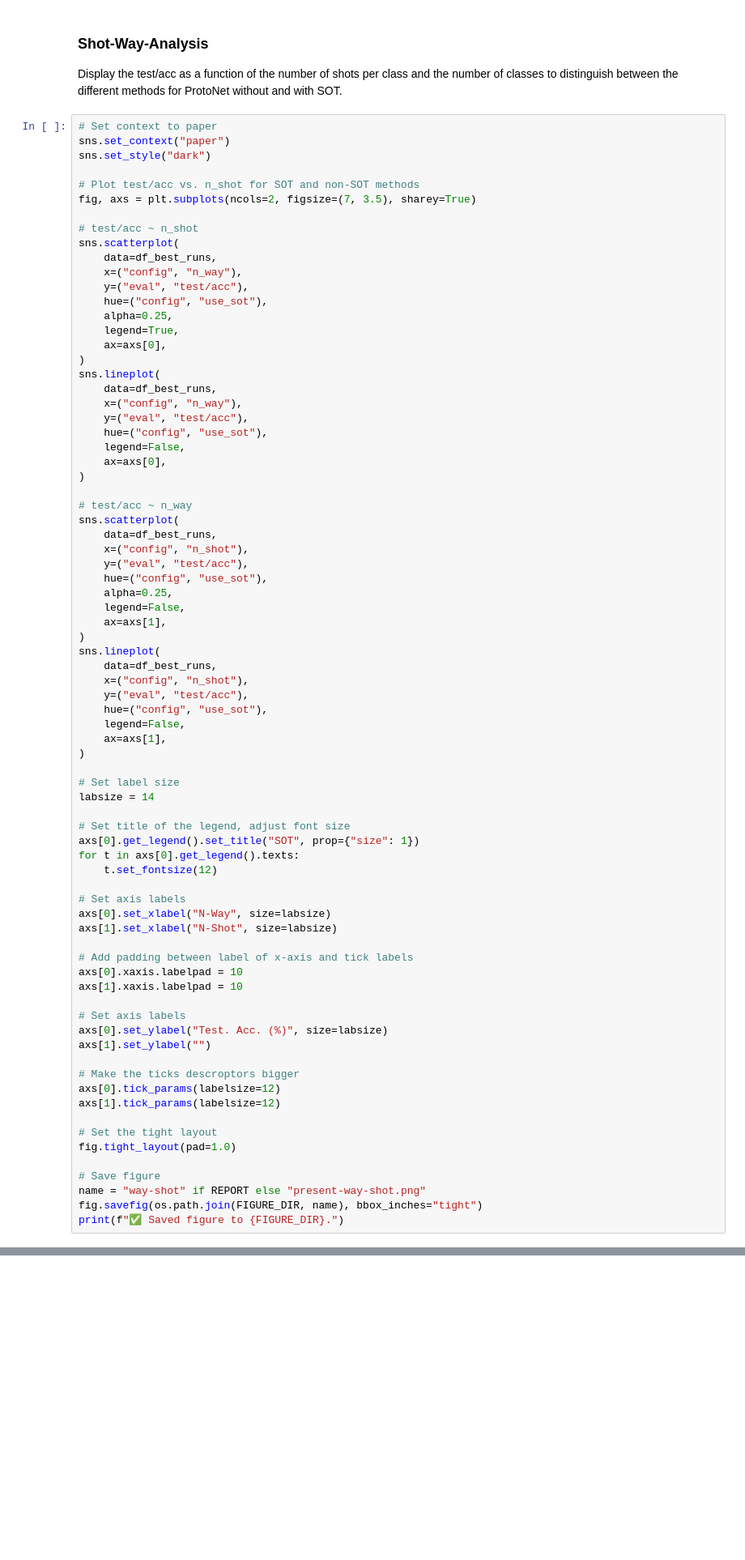
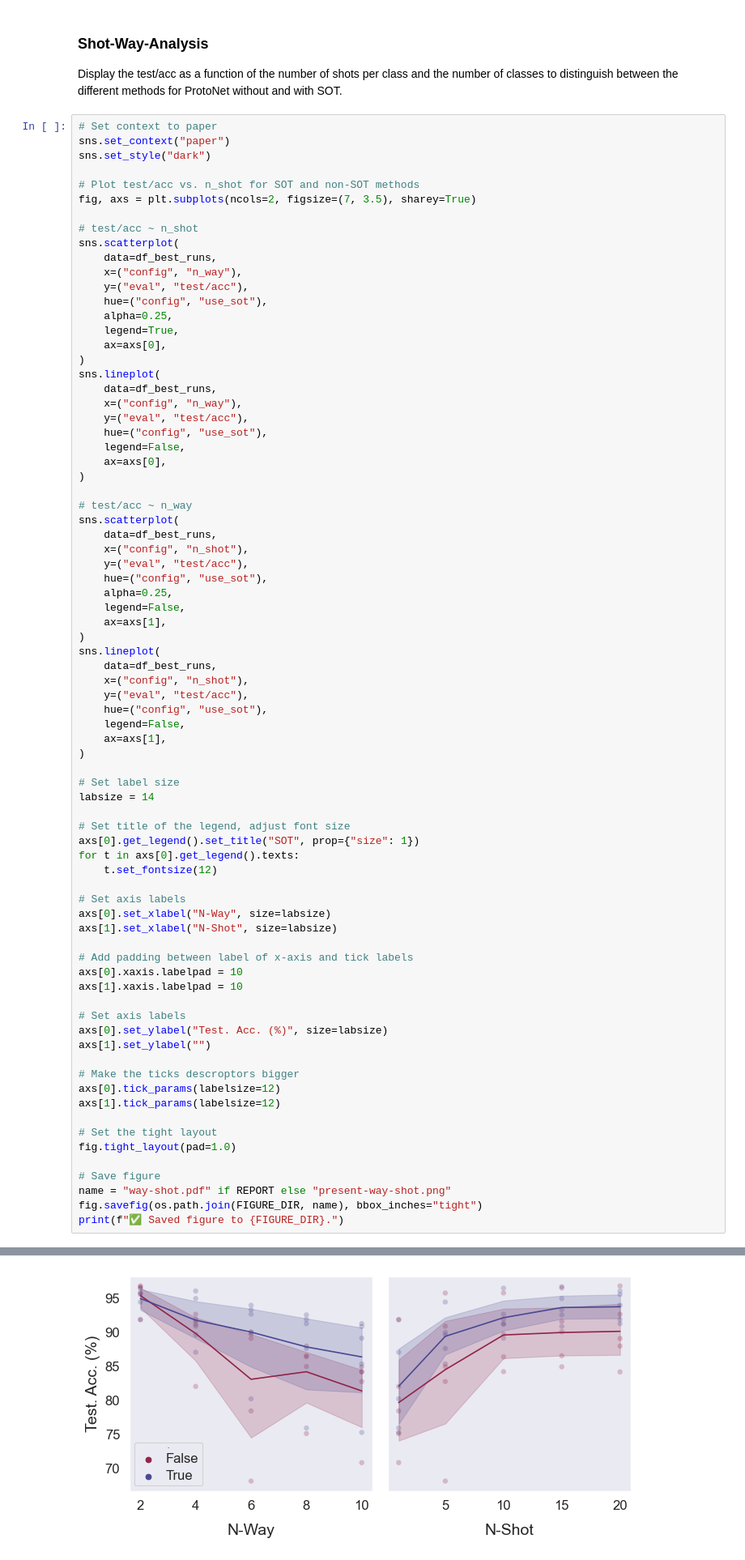
Before and after one commit to mikasenghaas/few-shot-benchmark, a Jupyter notebook: notebooks/analysis.ipynb, the cells around one changed output, grey strips where cells are left out. Shown at 81% size. Saved outputs shown, nothing was run; the diff lists cells and outputs as text; blank space fills up the shorter version.

```diff
--- a/notebooks/analysis.ipynb
+++ b/notebooks/analysis.ipynb
@@ -627,6 +686,7 @@ axs[1].tick_params(labelsize=12)
 fig.tight_layout(pad=1.0)
 
 # Save figure
-name = "way-shot" if REPORT else "present-way-shot.png"
+name = "way-shot.pdf" if REPORT else "present-way-shot.png"
 fig.savefig(os.path.join(FIGURE_DIR, name), bbox_inches="tight")
 print(f"✅ Saved figure to {FIGURE_DIR}.")
+# %% [output]
@@ -633,3 +694,4 @@ print(f"✅ Saved figure to {FIGURE_DIR}.")
+[figure, added]
 # %%
 # Get the dataframe with n_way and n_shot, and the test accuracy
 way_shot = df_best_runs[
```
Also changed, not shown: parts of 18 cells of this notebook, 26 other files.
